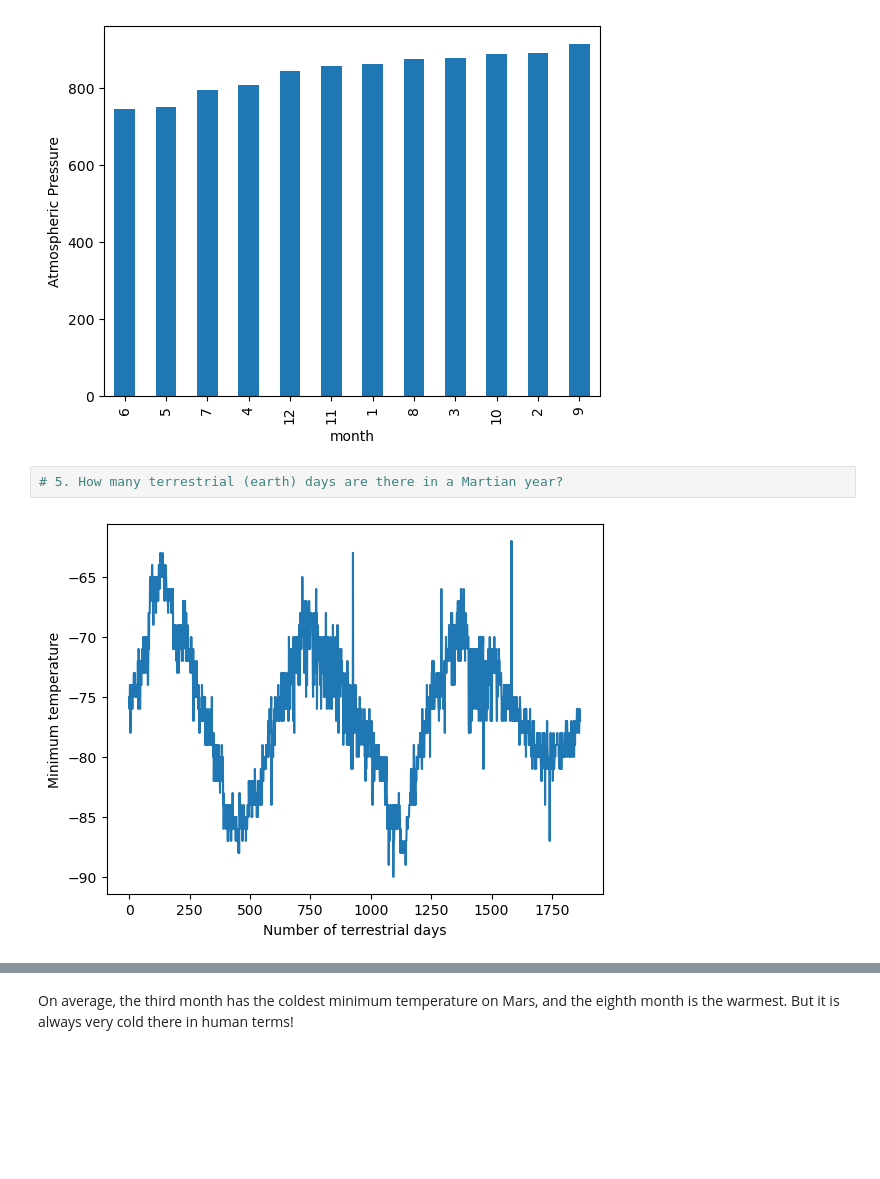
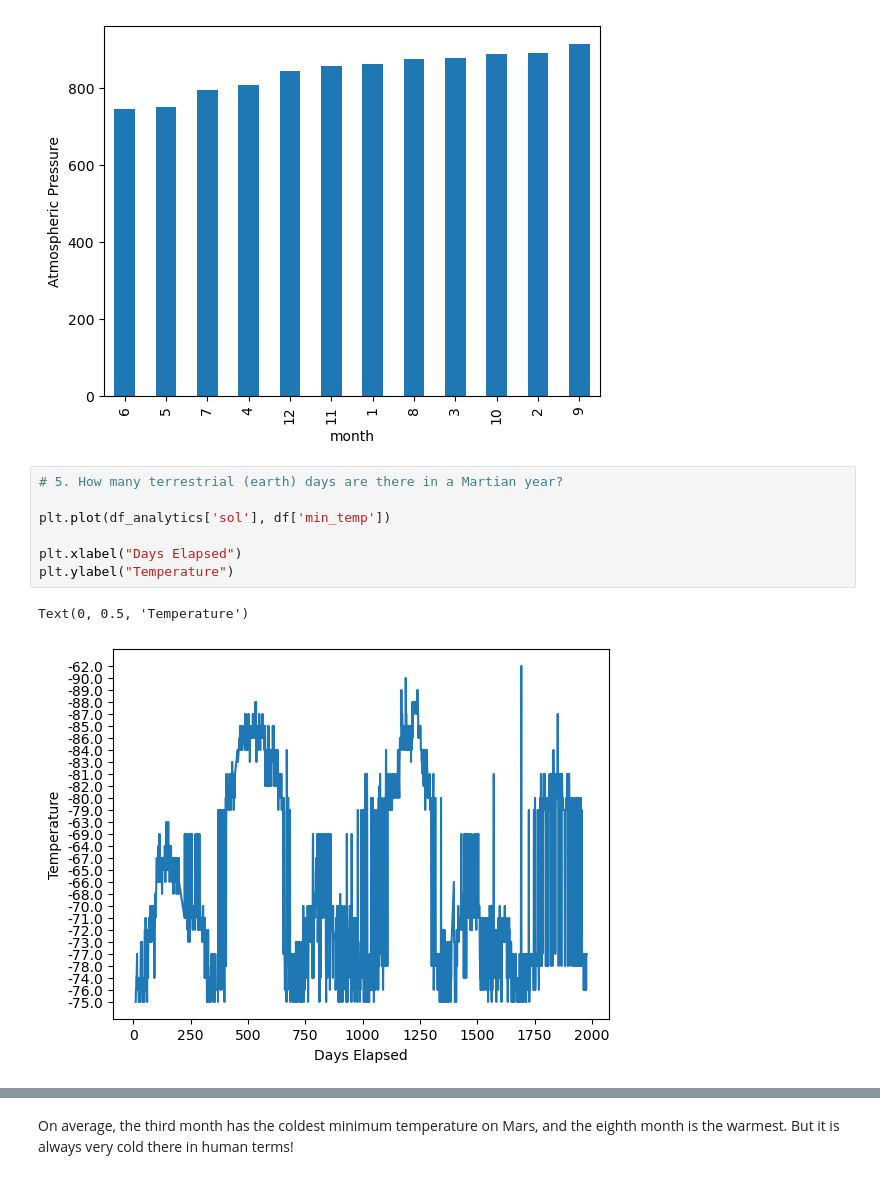
Before and after one commit to AlejandraFeatherston/data-collection-challenge, a Jupyter notebook: part_2_mars_weather.ipynb, the cells around one changed output, grey strips where cells are left out. Saved outputs shown, nothing was run; the diff lists cells and outputs as text; blank space fills up the shorter version.

```diff
--- a/part_2_mars_weather.ipynb
+++ b/part_2_mars_weather.ipynb
@@ -241,5 +230,11 @@ Text(0, 0.5, 'Atmospheric Pressure')
 [figure]
 # %%
 # 5. How many terrestrial (earth) days are there in a Martian year?
+
+plt.plot(df_analytics['sol'], df['min_temp'])
+
+plt.xlabel("Days Elapsed")
+plt.ylabel("Temperature")
 # %% [output]
+Text(0, 0.5, 'Temperature')
-[figure, old version]
+[figure, new version]
```
Also changed, not shown: parts of 2 cells of this notebook.
